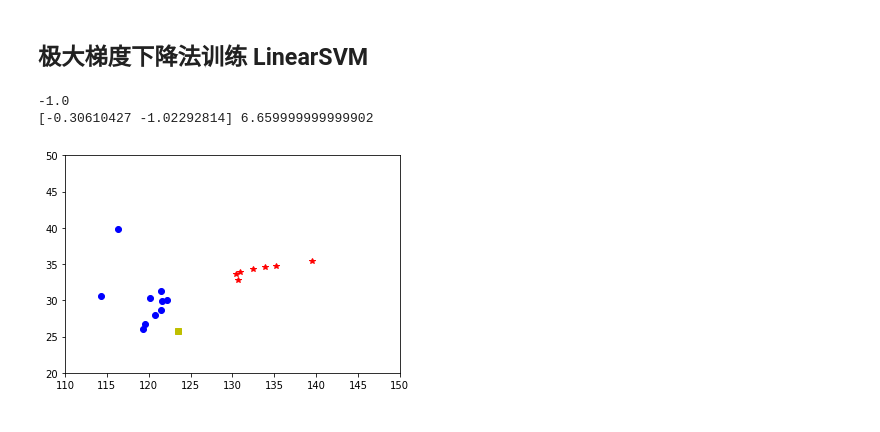
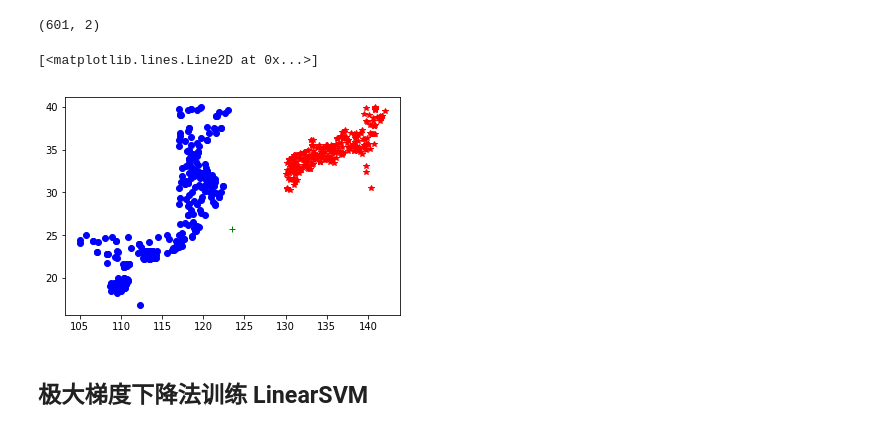
Before and after one commit to TobyYoung0412/PatternRecognition_Homework, a Jupyter notebook: SVM.ipynb, the cells around one changed output. Drawn from its saved outputs; the diff is of its cells as text; code cells hidden in the pictures.

```diff
--- a/SVM.ipynb
+++ b/SVM.ipynb
@@ -44,3 +30,26 @@ print(test_X,test_Y)
+# %%
+def genData():
+    X = np.loadtxt("cities_small.csv", delimiter=',', skiprows=1, usecols=(1, 2))
+    Y = np.loadtxt("cities_small.csv", delimiter=',', skiprows=1, usecols=(3))
+
+    rnd.seed(0)
+    sample1 = rnd.choice(X[Y == 1].shape[0],300)
+    sample2 = rnd.choice(X[Y == -1].shape[0],300) + X[Y == 1].shape[0]
+    sample = np.concatenate(([0,],np.concatenate((sample1,sample2))))
+    X = X[sample].copy()
+    Y= Y[sample].copy()
+
+    return X,Y
+# %%
+x, y = genData()
+print(x.shape)
+plt.plot(x[y == 1][:,0], x[y == 1][:,1],'bo')
+plt.plot(x[y == -1][:,0], x[y == -1][:,1],'r*')
+plt.plot(x[y == 0][:,0], x[y == 0][:,1],'g+')
+# %% [output]
+(601, 2)
+[<matplotlib.lines.Line2D at 0x...>]
+[figure, added]
 # %% [markdown]
 ## 极大梯度下降法训练 LinearSVM
 # %%
@@ -78,18 +94,0 @@ def genPltLine(w, b, plt):
-# %%
-w ,b = fit(X, Y)
-test_Y = predict(test_X, w, b)
-print(test_Y)
-print(w, b)
-# %% [output]
--1.0
-[-0.30610427 -1.02292814] 6.659999999999902
-# %%
-plt.plot(X[Y == 1][:,1], X[Y == 1][:,0],'bo')
-plt.plot(X[Y == -1][:,1], X[Y == -1][:,0],'r*')
-plt = genPltLine(w, b, plt)
-plt.plot(test_X[1], test_X[0], 'ys')
-plt.xlim(110,150)
-plt.ylim(20,50)
-plt.show()
-# %% [output]
-[figure, removed]
```
Also changed, not shown: parts of 23 cells of this notebook, 13 other files.
